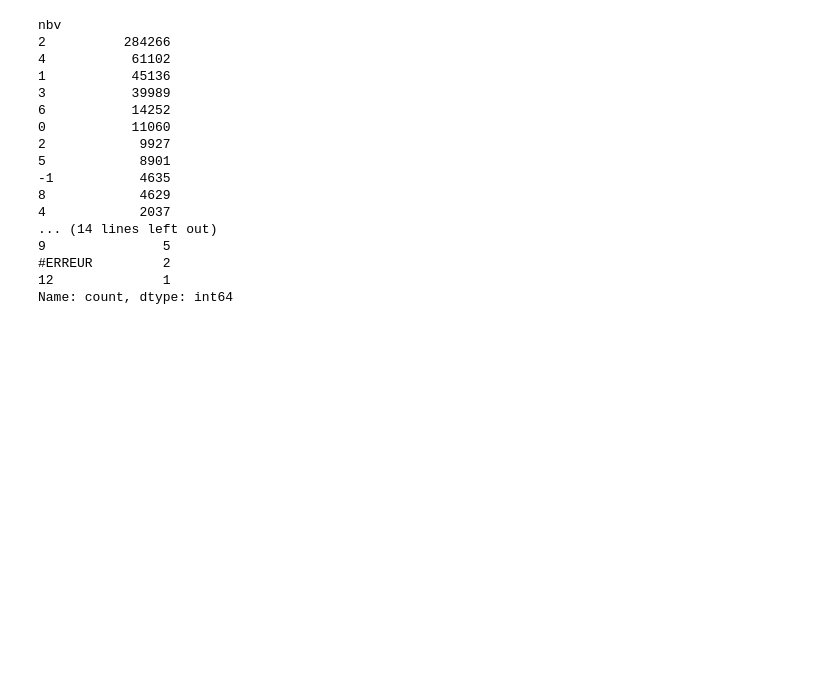
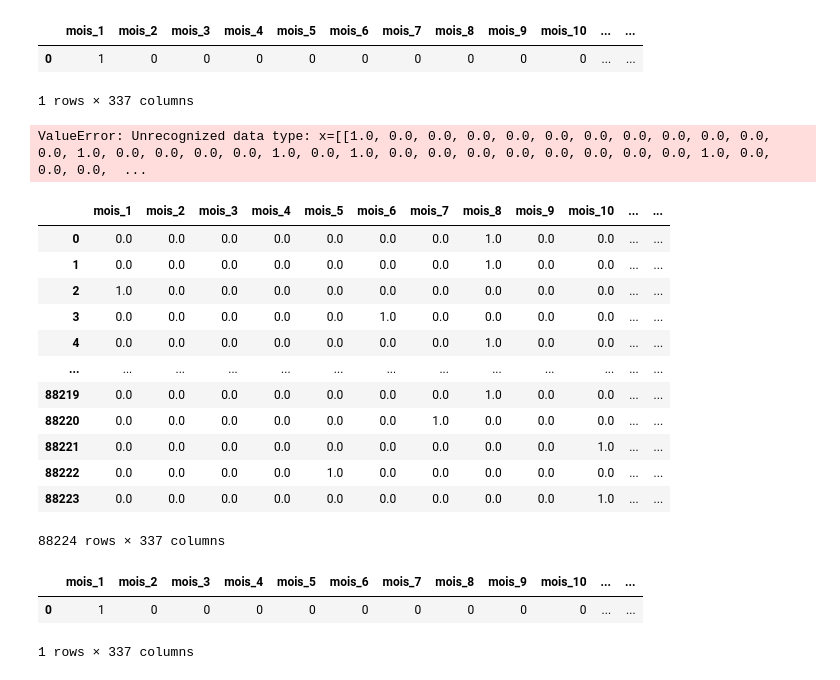
Before and after one commit to karatruc/Streamlit, a Jupyter notebook: Streamlit/test.ipynb, the cells around one changed output. Drawn from its saved outputs; the diff is of its cells as text; code cells hidden in the pictures; blank space fills up the shorter version.

```diff
--- a/Streamlit/test.ipynb
+++ b/Streamlit/test.ipynb
@@ -9,22 +47,37 @@ X = pd.read_csv('{}/accidents_merge.zip'.format(data_path))
+# %%
+X
+# %% [output]
+|  | mois_1 | mois_2 | mois_3 | mois_4 | mois_5 | mois_6 | mois_7 | mois_8 | mois_9 | mois_10 | ... | ... |
+| 0 | 1 | 0 | 0 | 0 | 0 | 0 | 0 | 0 | 0 | 0 | ... | ... |
+1 rows × 337 columns
+# %%
+x = [X.values.flatten().tolist()]
+
+prediction = model.predict(x)
+#predicted_class = np.argmax(prediction, axis=1)
+# %% [output]
+ValueError: Unrecognized data type: x=[[1.0, 0.0, 0.0, 0.0, 0.0, 0.0, 0.0, 0.0, 0.0, 0.0, 0.0, 0.0, 1.0, 0.0, 0.0, 0.0, 0.0, 1.0, 0.0, 1.0, 0.0, 0.0, 0.0, 0.0, 0.0, 0.0, 0.0, 0.0, 1.0, 0.0, 0.0, 0.0,  ...
 # %%
-XXX = pd.read_csv('{}/X_train.zip'.format(data_path))
+X_test = pd.read_csv('{}/X_test.zip'.format(data_path))
+# %%
+X_test
+# %% [output]
+|  | mois_1 | mois_2 | mois_3 | mois_4 | mois_5 | mois_6 | mois_7 | mois_8 | mois_9 | mois_10 | ... | ... |
+| 0 | 0.0 | 0.0 | 0.0 | 0.0 | 0.0 | 0.0 | 0.0 | 1.0 | 0.0 | 0.0 | ... | ... |
+| 1 | 0.0 | 0.0 | 0.0 | 0.0 | 0.0 | 0.0 | 0.0 | 1.0 | 0.0 | 0.0 | ... | ... |
+| 2 | 1.0 | 0.0 | 0.0 | 0.0 | 0.0 | 0.0 | 0.0 | 0.0 | 0.0 | 0.0 | ... | ... |
+| 3 | 0.0 | 0.0 | 0.0 | 0.0 | 0.0 | 1.0 | 0.0 | 0.0 | 0.0 | 0.0 | ... | ... |
+| 4 | 0.0 | 0.0 | 0.0 | 0.0 | 0.0 | 0.0 | 0.0 | 1.0 | 0.0 | 0.0 | ... | ... |
+| ... | ... | ... | ... | ... | ... | ... | ... | ... | ... | ... | ... | ... |
+| 88219 | 0.0 | 0.0 | 0.0 | 0.0 | 0.0 | 0.0 | 0.0 | 1.0 | 0.0 | 0.0 | ... | ... |
+| 88220 | 0.0 | 0.0 | 0.0 | 0.0 | 0.0 | 0.0 | 1.0 | 0.0 | 0.0 | 0.0 | ... | ... |
+| 88221 | 0.0 | 0.0 | 0.0 | 0.0 | 0.0 | 0.0 | 0.0 | 0.0 | 0.0 | 1.0 | ... | ... |
+| 88222 | 0.0 | 0.0 | 0.0 | 0.0 | 1.0 | 0.0 | 0.0 | 0.0 | 0.0 | 0.0 | ... | ... |
+| 88223 | 0.0 | 0.0 | 0.0 | 0.0 | 0.0 | 0.0 | 0.0 | 0.0 | 0.0 | 1.0 | ... | ... |
+88224 rows × 337 columns
 # %%
-X['nbv'].value_counts()
+X
 # %% [output]
+|  | mois_1 | mois_2 | mois_3 | mois_4 | mois_5 | mois_6 | mois_7 | mois_8 | mois_9 | mois_10 | ... | ... |
+| 0 | 1 | 0 | 0 | 0 | 0 | 0 | 0 | 0 | 0 | 0 | ... | ... |
-nbv
-2          284266
-4           61102
-1           45136
-3           39989
-6           14252
-0           11060
-2            9927
-5            8901
--1           4635
-8            4629
-4            2037
-... (14 lines left out)
-9               5
-#ERREUR         2
-12              1
-Name: count, dtype: int64
+1 rows × 337 columns
```
Also changed, not shown: parts of 35 cells of this notebook, 5 other files.
